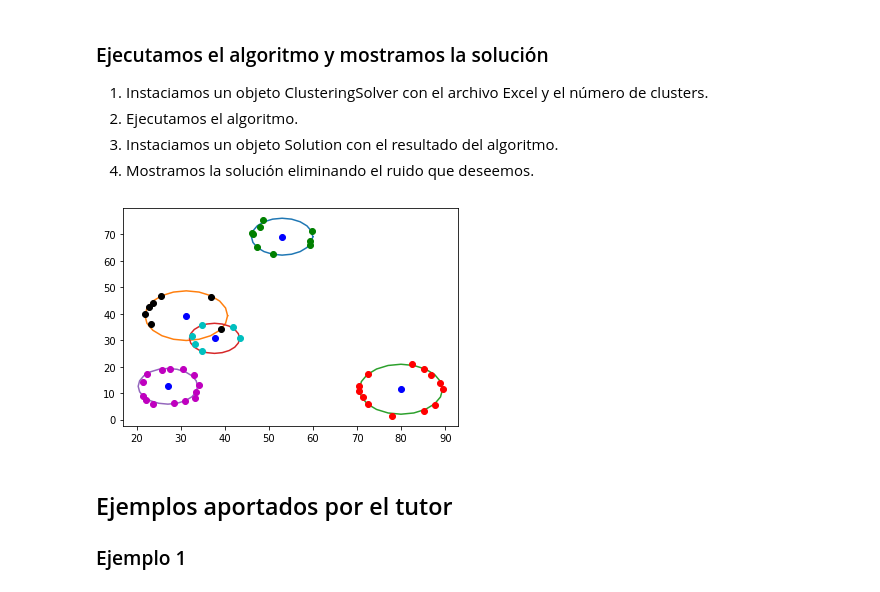
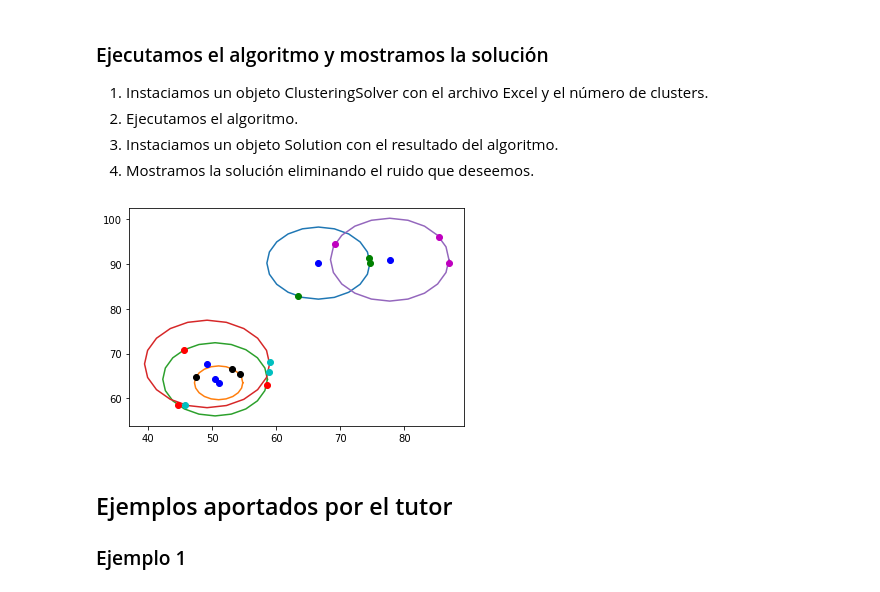
Before and after one commit to ClusteringIA/Clustering, a Jupyter notebook: IA CLEAN.ipynb, the cells around one changed output. Saved outputs shown, nothing was run; the diff lists cells and outputs as text; code cells hidden in the pictures.

```diff
--- a/IA CLEAN.ipynb
+++ b/IA CLEAN.ipynb
@@ -231,11 +231,11 @@ class Point:
         for i in range(0,len(circles)):
             distances.append(self.calculateDistanceToCluster(circles[i]))
 
-        mod = 0.0
+        mod = 0.000000000000000000001
         for i in range(0,len(distances)):
             mod += distances[i]
 
-        distances_n = np.array(distances)*(1/mod)
+        distances_n = (mod - np.array(distances))*(1/mod)
 
         return distances_n
 
@@ -671,30 +611,30 @@ class ClusteringSolver:
 # %%
 class Solution:
 
+    cluster_solver = 0
     final_clusters = []
     final_threshold = []
 
-    def __init__(self,final_clusters,final_threshold):
-        self.final_clusters = final_clusters
-        self.final_threshold = final_threshold
+    def __init__(self, cluster_solver):
 
-    def eraseNoise(self,minDistanceErase):
+        self.cluster_solver = cluster_solver
 
-        noise = []
+        self.final_clusters = self.cluster_solver.sol_clusters
+        self.final_threshold = self.cluster_solver.sol_threshold
 
-        for i in range (0,len(self.final_threshold)):
+    def eraseNoise(self,minThreshold):
 
-            aux_cluster = self.final_clusters[self.final_threshold[i][1]];
+        point_to_erase = []
 
-            p = self.final_threshold[i][0]
-            d = p.calculateDistanceToCluster(aux_cluster)
+        for i in range(len(self.final_threshold)-1,-1,-1):
 
-            if(minDistanceErase < d):
-                noise.append(i)
+            threshold = self.final_threshold[i][0].calculateThreshold(self.final_clusters)
 
-        if(len(noise) > 0):
-            for i in range(len(noise)-1,-1,-1):
-                self.final_threshold.pop(noise[i])
+            if(threshold[self.final_threshold[i][1]] < minThreshold):
+                point_to_erase.append(i)
+
+        for i in range(0,len(point_to_erase)):
+            self.final_threshold.pop(point_to_erase[i])
 
     def drawSolution(self,minDistanceErase):
 
@@ -731,6 +671,7 @@ class Solution:
                 iterationClusters[k].drawSubplot(axs,j)
 
             for i in range(0,len(iterationThreshold)):
+
                 if(iterationThreshold[i][1] == 0):
                     axs[j].plot(iterationThreshold[i][0].x,iterationThreshold[i][0].y,'go')
                 elif(self.final_threshold[i][1] == 1):
@@ -803,11 +723,11 @@ setData.drawData('ro')
 </ol>
 # %%
 csExample = ClusteringSolver(file_path_ex,5)
-final_clusters_ex,final_threshold_ex,animData_ex,bestGeneration_ex = csExample.learn(100,1,50,'c')
-solEx = Solution(final_clusters_ex,final_threshold_ex)
-solEx.drawSolution(0.9)
+final_clusters_ex,final_threshold_ex,anim_data,bestGeneration_ex = csExample.learn(250,1,50,'c')
+solEx = Solution(csExample)
+solEx.drawSolution(0.9999)
 # %% [output]
-[figure, old version]
+[figure, new version]
 # %% [markdown]
 ## Ejemplos aportados por el tutor
 ### Ejemplo 1
```
Also changed, not shown: parts of 11 cells of this notebook.
